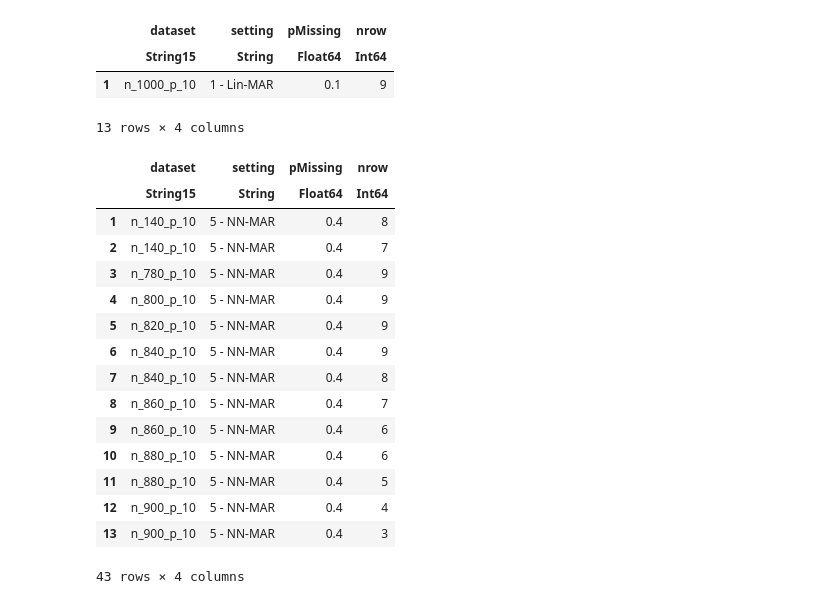
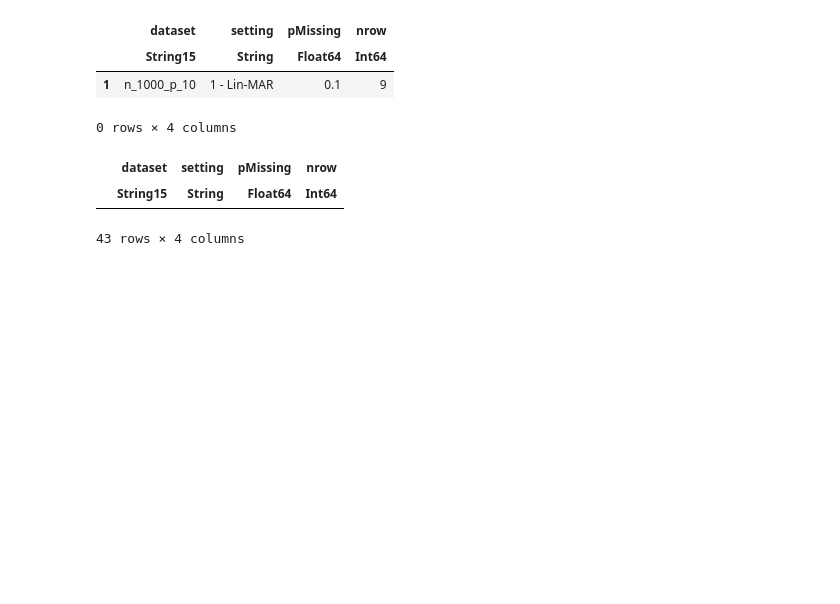
Before and after one commit to adelarue/PMD, a Jupyter notebook: results/Compile results together.ipynb, the cells around one changed output. Drawn from its saved outputs; the diff is of its cells as text; code cells hidden in the pictures; blank space fills up the shorter version.

```diff
--- a/results/Compile results together.ipynb
+++ b/results/Compile results together.ipynb
@@ -342,24 +301,11 @@ filter(t -> t[:pMissing] == 0.1, unique(aux[:,[:dataset, :setting, :pMissing, :n
 |  | String15 | String | Float64 | Int64 |
 | 1 | n_1000_p_10 | 1 - Lin-MAR | 0.1 | 9 |
 # %%
-filter(t -> t[:pMissing] == 0.4, unique(aux[:,[:dataset, :setting, :pMissing, :nrow]]))
+filter(t -> t[:pMissing] == 0.3, unique(aux[:,[:dataset, :setting, :pMissing, :nrow]]))
 # %% [output]
-13 rows × 4 columns
+0 rows × 4 columns
 |  | dataset | setting | pMissing | nrow |
 |  | String15 | String | Float64 | Int64 |
-| 1 | n_140_p_10 | 5 - NN-MAR | 0.4 | 8 |
-| 2 | n_140_p_10 | 5 - NN-MAR | 0.4 | 7 |
-| 3 | n_780_p_10 | 5 - NN-MAR | 0.4 | 9 |
-| 4 | n_800_p_10 | 5 - NN-MAR | 0.4 | 9 |
-| 5 | n_820_p_10 | 5 - NN-MAR | 0.4 | 9 |
-| 6 | n_840_p_10 | 5 - NN-MAR | 0.4 | 9 |
-| 7 | n_840_p_10 | 5 - NN-MAR | 0.4 | 8 |
-| 8 | n_860_p_10 | 5 - NN-MAR | 0.4 | 7 |
-| 9 | n_860_p_10 | 5 - NN-MAR | 0.4 | 6 |
-| 10 | n_880_p_10 | 5 - NN-MAR | 0.4 | 6 |
-| 11 | n_880_p_10 | 5 - NN-MAR | 0.4 | 5 |
-| 12 | n_900_p_10 | 5 - NN-MAR | 0.4 | 4 |
-| 13 | n_900_p_10 | 5 - NN-MAR | 0.4 | 3 |
 # %%
 filter(t -> startswith(t[:setting], "5"), unique(aux[:,[:dataset, :setting, :pMissing, :nrow]]))
 # %% [output]
```
Also changed, not shown: parts of 9 cells of this notebook, 2 other files.
